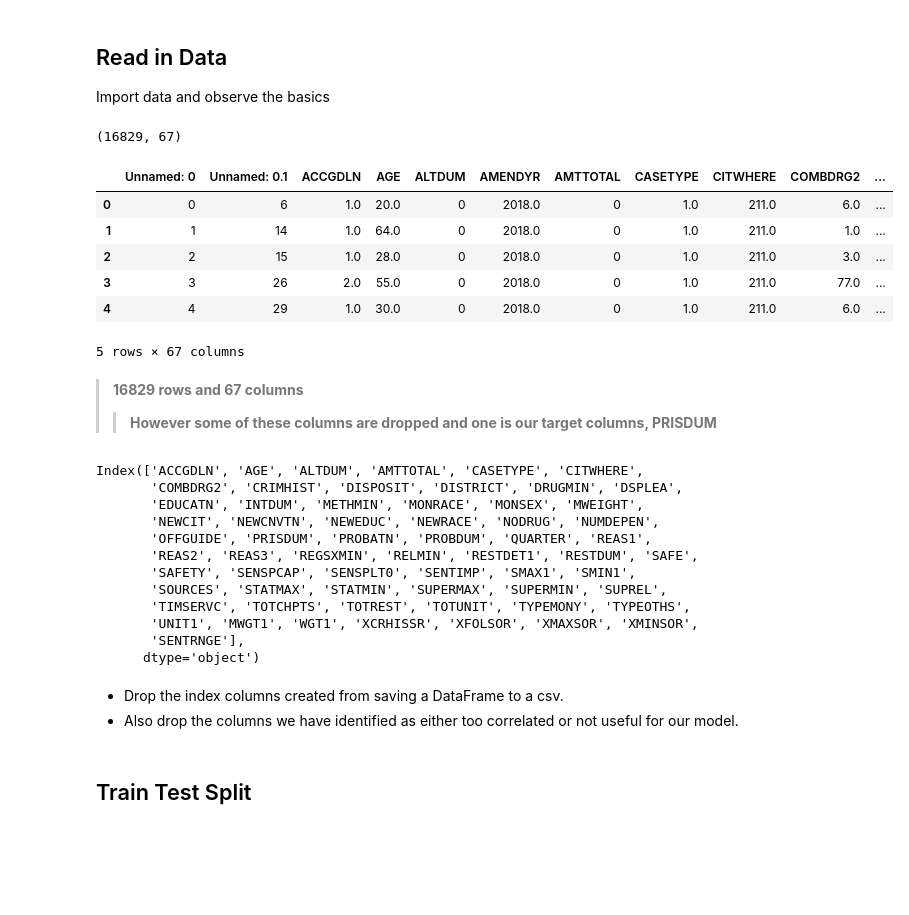
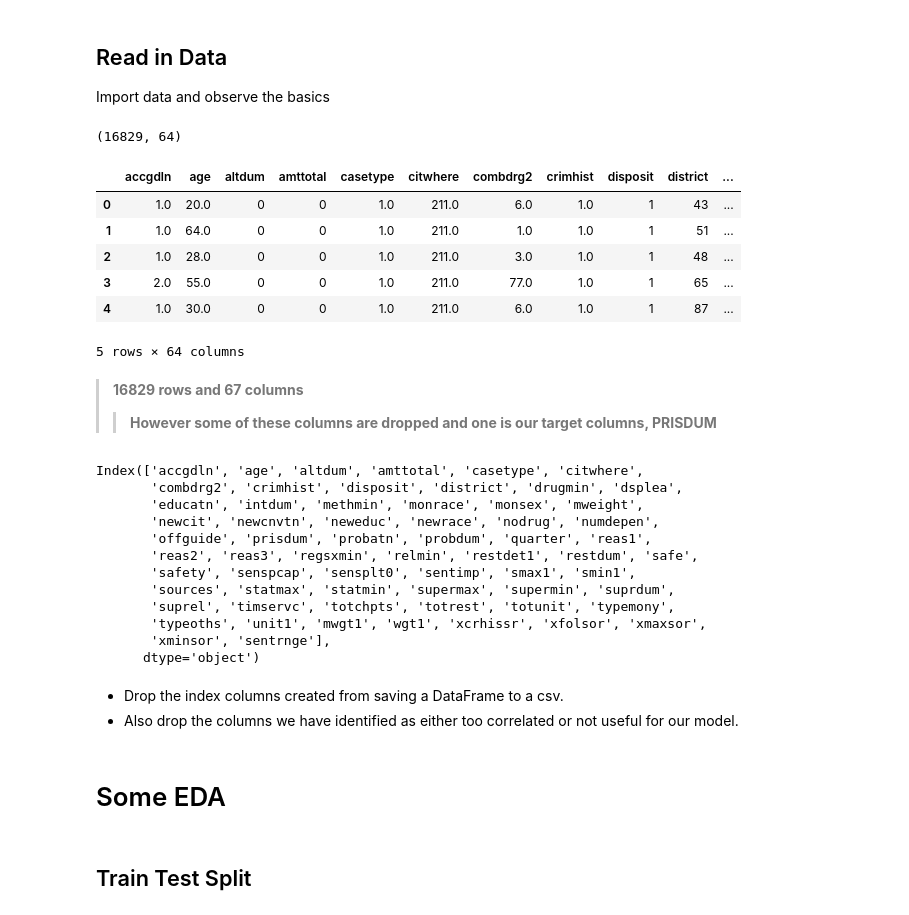
Before and after one commit to 123CarlosRivera/project5, a Jupyter notebook: brent/NN_BVAcopy.ipynb, the cells around one changed output. Drawn from its saved outputs; the diff is of its cells as text; code cells hidden in the pictures; blank space fills up the shorter version.

```diff
--- a/brent/NN_BVAcopy.ipynb
+++ b/brent/NN_BVAcopy.ipynb
@@ -35,36 +36,36 @@ from collections import Counter
 
 Import data and observe the basics
 # %%
-csv_file = "../drugs_2020_simply_imputed.csv"
+csv_file = "../Claire/data/drugs_2020_simply_imputed.csv"
 df = pd.read_csv(csv_file)
 print(df.shape)
 df.head()
 # %% [output]
-(16829, 67)
+(16829, 64)
-|  | Unnamed: 0 | Unnamed: 0.1 | ACCGDLN | AGE | ALTDUM | AMENDYR | AMTTOTAL | CASETYPE | CITWHERE | COMBDRG2 | ... |
-| 0 | 0 | 6 | 1.0 | 20.0 | 0 | 2018.0 | 0 | 1.0 | 211.0 | 6.0 | ... |
-| 1 | 1 | 14 | 1.0 | 64.0 | 0 | 2018.0 | 0 | 1.0 | 211.0 | 1.0 | ... |
-| 2 | 2 | 15 | 1.0 | 28.0 | 0 | 2018.0 | 0 | 1.0 | 211.0 | 3.0 | ... |
-| 3 | 3 | 26 | 2.0 | 55.0 | 0 | 2018.0 | 0 | 1.0 | 211.0 | 77.0 | ... |
-| 4 | 4 | 29 | 1.0 | 30.0 | 0 | 2018.0 | 0 | 1.0 | 211.0 | 6.0 | ... |
+|  | accgdln | age | altdum | amttotal | casetype | citwhere | combdrg2 | crimhist | disposit | district | ... |
+| 0 | 1.0 | 20.0 | 0 | 0 | 1.0 | 211.0 | 6.0 | 1.0 | 1 | 43 | ... |
+| 1 | 1.0 | 64.0 | 0 | 0 | 1.0 | 211.0 | 1.0 | 1.0 | 1 | 51 | ... |
+| 2 | 1.0 | 28.0 | 0 | 0 | 1.0 | 211.0 | 3.0 | 1.0 | 1 | 48 | ... |
+| 3 | 2.0 | 55.0 | 0 | 0 | 1.0 | 211.0 | 77.0 | 1.0 | 1 | 65 | ... |
+| 4 | 1.0 | 30.0 | 0 | 0 | 1.0 | 211.0 | 6.0 | 1.0 | 1 | 87 | ... |
-5 rows × 67 columns
+5 rows × 64 columns
 # %% [markdown]
 > **16829 rows and 67 columns**
 >> **However some of these columns are dropped and one is our target columns, PRISDUM**
 # %%
 df.columns
 # %% [output]
-Index(['ACCGDLN', 'AGE', 'ALTDUM', 'AMTTOTAL', 'CASETYPE', 'CITWHERE',
-       'COMBDRG2', 'CRIMHIST', 'DISPOSIT', 'DISTRICT', 'DRUGMIN', 'DSPLEA',
-       'EDUCATN', 'INTDUM', 'METHMIN', 'MONRACE', 'MONSEX', 'MWEIGHT',
-       'NEWCIT', 'NEWCNVTN', 'NEWEDUC', 'NEWRACE', 'NODRUG', 'NUMDEPEN',
-       'OFFGUIDE', 'PRISDUM', 'PROBATN', 'PROBDUM', 'QUARTER', 'REAS1',
-       'REAS2', 'REAS3', 'REGSXMIN', 'RELMIN', 'RESTDET1', 'RESTDUM', 'SAFE',
-       'SAFETY', 'SENSPCAP', 'SENSPLT0', 'SENTIMP', 'SMAX1', 'SMIN1',
-       'SOURCES', 'STATMAX', 'STATMIN', 'SUPERMAX', 'SUPERMIN', 'SUPREL',
-       'TIMSERVC', 'TOTCHPTS', 'TOTREST', 'TOTUNIT', 'TYPEMONY', 'TYPEOTHS',
-       'UNIT1', 'MWGT1', 'WGT1', 'XCRHISSR', 'XFOLSOR', 'XMAXSOR', 'XMINSOR',
-       'SENTRNGE'],
+Index(['accgdln', 'age', 'altdum', 'amttotal', 'casetype', 'citwhere',
+       'combdrg2', 'crimhist', 'disposit', 'district', 'drugmin', 'dsplea',
+       'educatn', 'intdum', 'methmin', 'monrace', 'monsex', 'mweight',
+       'newcit', 'newcnvtn', 'neweduc', 'newrace', 'nodrug', 'numdepen',
+       'offguide', 'prisdum', 'probatn', 'probdum', 'quarter', 'reas1',
+       'reas2', 'reas3', 'regsxmin', 'relmin', 'restdet1', 'restdum', 'safe',
+       'safety', 'senspcap', 'sensplt0', 'sentimp', 'smax1', 'smin1',
+       'sources', 'statmax', 'statmin', 'supermax', 'supermin', 'suprdum',
+       'suprel', 'timservc', 'totchpts', 'totrest', 'totunit', 'typemony',
+       'typeoths', 'unit1', 'mwgt1', 'wgt1', 'xcrhissr', 'xfolsor', 'xmaxsor',
+       'xminsor', 'sentrnge'],
       dtype='object')
 # %% [markdown]
 - Drop the index columns created from saving a DataFrame to a csv.
@@ -74,3 +73,5 @@ df.drop(columns=['Unnamed: 0', 'Unnamed: 0.1', 'AMENDYR', 'SUPRDUM'], inplace=Tr
+# %% [markdown]
+# Some EDA
 # %% [markdown]
 ## Train Test Split
 # %% [markdown]
```
Also changed, not shown: parts of 56 cells of this notebook.
